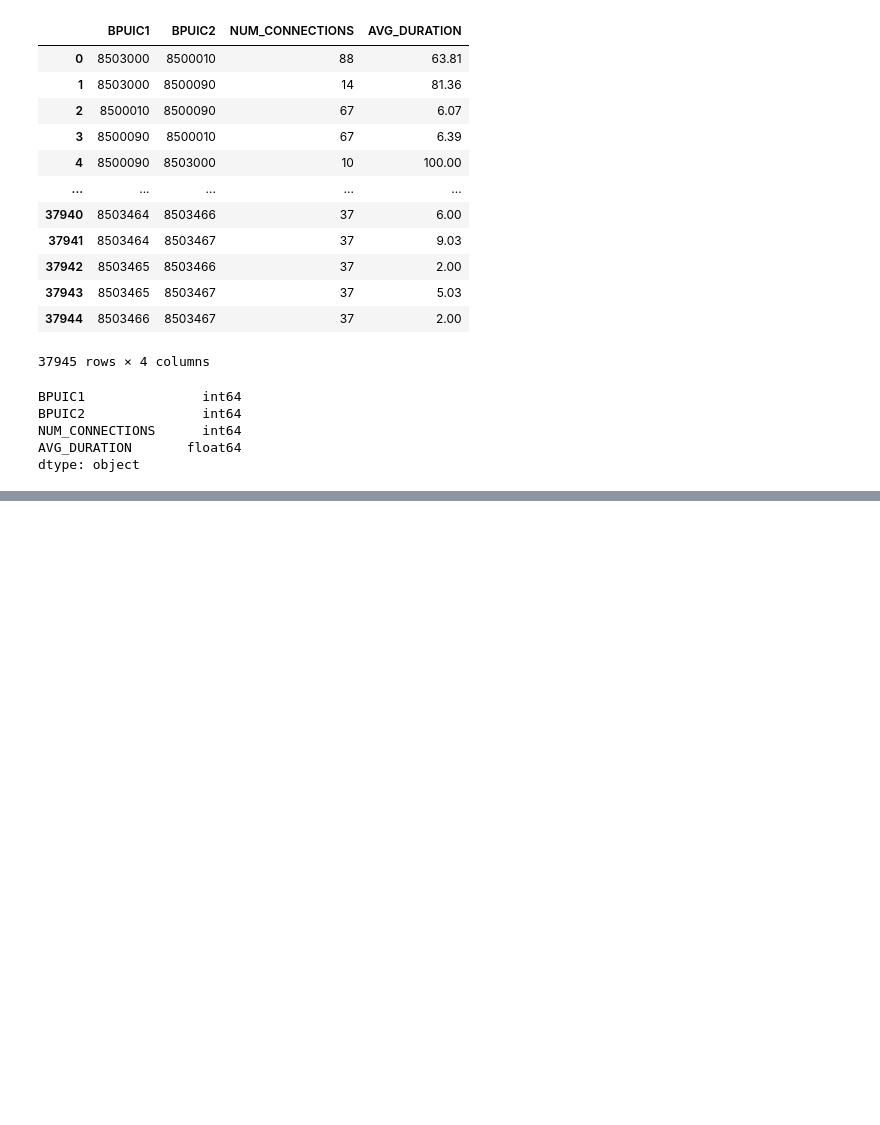
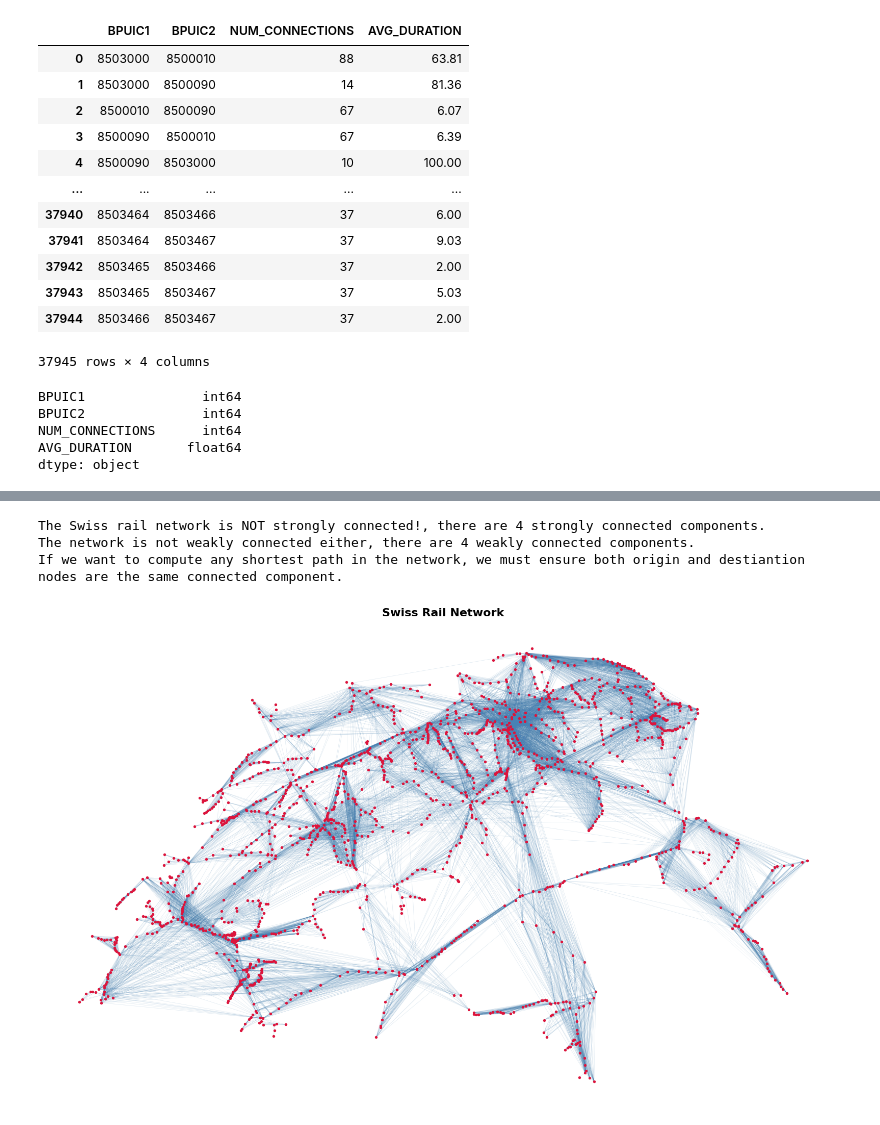
Before and after one commit to alvarosg285/swiss_railway_complex_network, a Jupyter notebook: main.ipynb, the cells around one changed output, grey strips where cells are left out. Saved outputs shown, nothing was run; the diff lists cells and outputs as text; code cells hidden in the pictures; blank space fills up the shorter version.

```diff
--- a/main.ipynb
+++ b/main.ipynb
@@ -72,3 +75,25 @@ BPUIC2               int64
 NUM_CONNECTIONS      int64
 AVG_DURATION       float64
 dtype: object
+# %%
+# CREATE A REPRESENTATION
+G=nx.from_pandas_edgelist(df_edges,source='BPUIC1',target='BPUIC2', create_using=nx.DiGraph())
+adj_matrix=nx.to_numpy_array(G)
+# According to Networkx documentation: "For directed graphs, explicitly mention create_using=nx.DiGraph,
+#                                       and entry i,j of df corresponds to an edge from i to j." So the
+#                                       rows account for origins and the columns for destinations.
+
+# INFO ABOUT THE NETWORK
+n_nodes=G.number_of_nodes()
+n_edges=G.number_of_edges()
+print("-" * 10 + 'INFORMATION ABOUT THE NETWORK'+"-" * 10)
+print(f"Number of nodes: {n_nodes}")
+print(f"Number of edges: {n_edges}")
+print(f"Matrix shape: {adj_matrix.shape}")
+
+#SPARSITY
+print('\n'+"-" * 10 + 'SPARSITY'+"-" * 10)
+max_num_edges=n_nodes*(n_nodes-1)
+proportion=n_edges/max_num_edges
+print(f"Number of existing links / number total potential links: {proportion*100:.4f}%")
+print(f"Sparsity: {(1-proportion)*100:.4f}%")
@@ -74,0 +170,43 @@ dtype: object
+# %%
+# CONNECTEDNESS
+# Since we are working with a directed network we cannot use the multiplicity
+# of the eigenvalue 0 of the Laplacian matrix as a topological descriptor of network.
+# We can use built in methods of the networkx library.
+if nx.is_strongly_connected(G):
+    print ('The Swiss rail network is strongly connected!')
+else:
+    n_conn_comp = nx.number_strongly_connected_components(G)
+    print(f'The Swiss rail network is NOT strongly connected!, there are {n_conn_comp} strongly connected components.')
+    if nx.is_weakly_connected(G):
+        print('But the network is weakly connected')
+    else:
+        n_wconn_comp = nx.number_weakly_connected_components(G)
+        print(f'The network is not weakly connected either, there are {n_wconn_comp} weakly connected components.\n'
+        f'If we want to compute any shortest path in the network, we must ensure both origin and destiantion nodes are the same connected component.')
+# %% [output]
+The Swiss rail network is NOT strongly connected!, there are 4 strongly connected components.
+The network is not weakly connected either, there are 4 weakly connected components.
+If we want to compute any shortest path in the network, we must ensure both origin and destiantion nodes are the same connected component.
+# %%
+import matplotlib.pyplot as plt
+
+fig, ax = plt.subplots(figsize=(16, 10), facecolor='white')
+
+# Draw edges first (behind nodes)
+for u, v in G.edges():
+    if u in pos and v in pos:
+        x = [pos[u][0], pos[v][0]]
+        y = [pos[u][1], pos[v][1]]
+        ax.plot(x, y, color='steelblue', alpha=0.1, linewidth=0.4)
+
+# Draw nodes
+x_coords = [pos[n][0] for n in G.nodes() if n in pos]
+y_coords = [pos[n][1] for n in G.nodes() if n in pos]
+ax.scatter(x_coords, y_coords, s=15, c='crimson', zorder=5, linewidths=0)
+
+ax.set_title("Swiss Rail Network", fontsize=16, fontweight='bold', pad=15)
+ax.axis('off')
+plt.tight_layout()
+plt.show()
+# %% [output]
+[figure, added]
```
Also changed, not shown: parts of 5 cells of this notebook.
